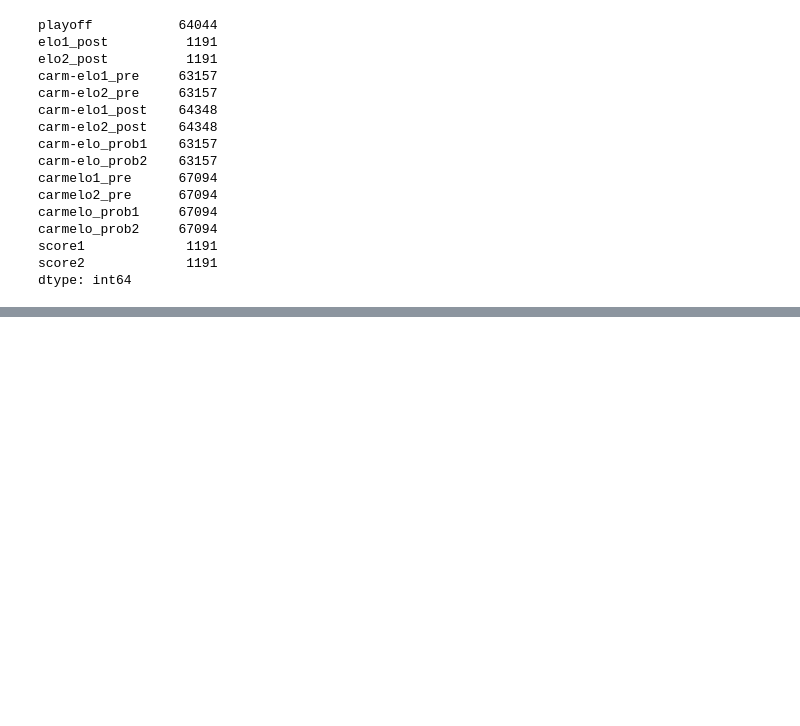
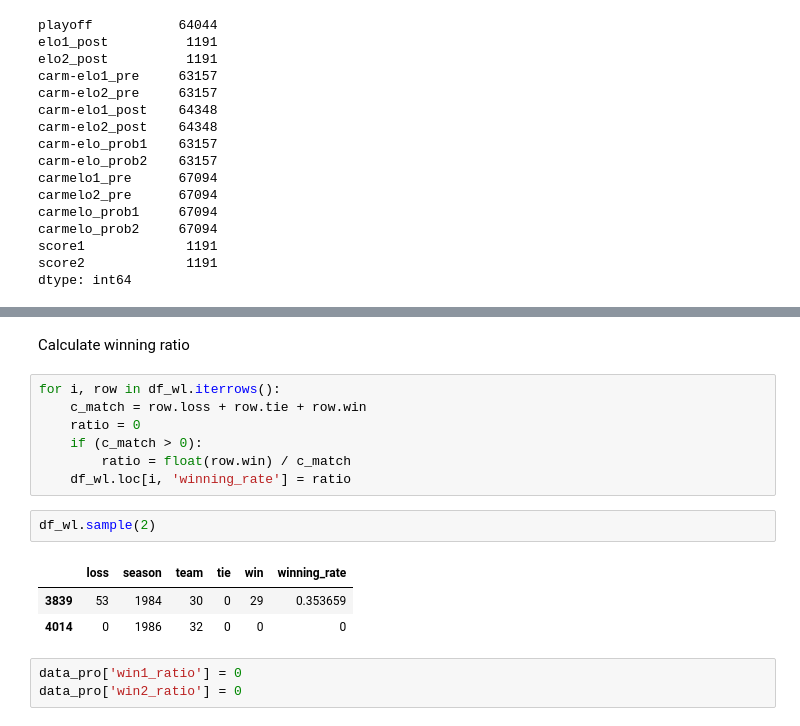
Before and after one commit to KaidongLi/ku731-p04-nba, a Jupyter notebook: regression-nba.ipynb, the cells around one changed output, grey strips where cells are left out. Drawn from its saved outputs; the diff is of its cells as text; blank space fills up the shorter version.

```diff
--- a/regression-nba.ipynb
+++ b/regression-nba.ipynb
@@ -61,0 +132,18 @@ data_pro
+# %% [markdown]
+Calculate winning ratio
+# %%
+for i, row in df_wl.iterrows():
+    c_match = row.loss + row.tie + row.win
+    ratio = 0
+    if (c_match > 0):
+        ratio = float(row.win) / c_match
+    df_wl.loc[i, 'winning_rate'] = ratio
+# %%
+df_wl.sample(2)
+# %% [output]
+|  | loss | season | team | tie | win | winning_rate |
+| 3839 | 53 | 1984 | 30 | 0 | 29 | 0.353659 |
+| 4014 | 0 | 1986 | 32 | 0 | 0 | 0 |
+# %%
+data_pro['win1_ratio'] = 0
+data_pro['win2_ratio'] = 0
```
Also changed, not shown: parts of 20 cells of this notebook.
